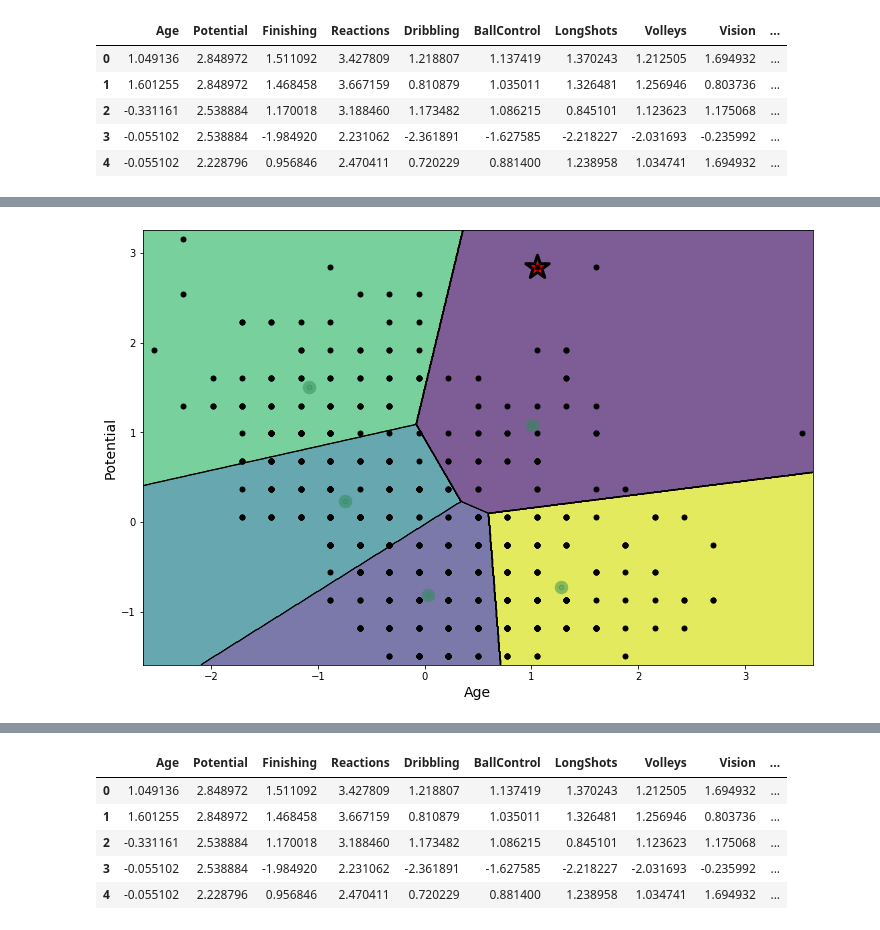
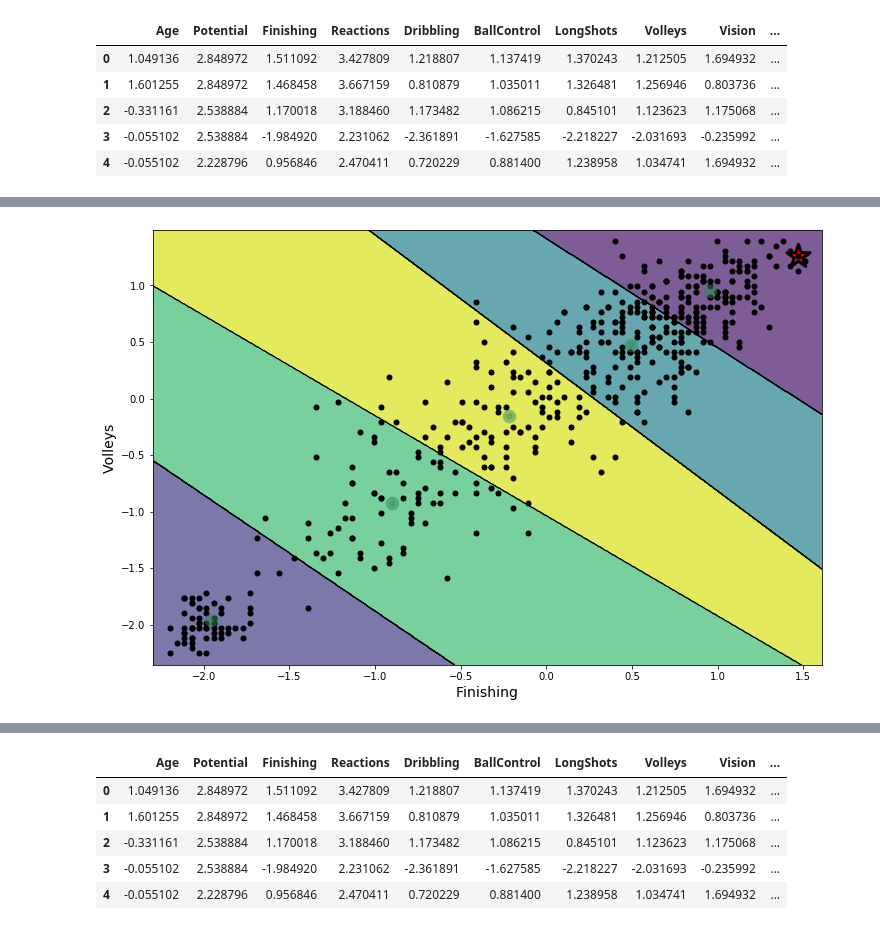
Before and after one commit to grant-pittman/ML-FIFA-Stats, a Jupyter notebook: clustering_matplotlib.ipynb, the cells around one changed output, grey strips where cells are left out. Drawn from its saved outputs; the diff is of its cells as text; code cells hidden in the pictures.

Commit message:
updated clustering_matplotlib notebook

```diff
--- a/clustering_matplotlib.ipynb
+++ b/clustering_matplotlib.ipynb
@@ -44,7 +44,7 @@ cluster_df_std.head()
 | 4 | -0.055102 | 2.228796 | 0.956846 | 2.470411 | 0.720229 | 0.881400 | 1.238958 | 1.034741 | 1.694932 | ... |
 # %%
 k=5
-chosen_feature1, chosen_feature2 = 'Age', 'Potential'
+chosen_feature1, chosen_feature2 = 'Finishing', 'Volleys'
 kmeans = KMeans(n_clusters=k, random_state=0)
 y_pred = kmeans.fit_predict(cluster_df_std.loc[:,[chosen_feature1, chosen_feature2]])
 # %%
@@ -138,8 +67,0 @@ cluster_df_std.head()
-# %%
-mins = df_chosen.drop('Name', axis=1).min(axis=0) - 0.1
-maxs = df_chosen.drop('Name', axis=1).max(axis=0) + 0.1
-xx, yy = np.meshgrid(np.linspace(mins[0], maxs[0], 1000),
-                         np.linspace(mins[1], maxs[1], 1000))
-Z = kmeans.predict(np.c_[xx.ravel(), yy.ravel()])
-Z = Z.reshape(xx.shape)
-Z[0]
@@ -229,7 +109,7 @@ def plot_decision_boundaries(clusterer, df_chosen, resolution=1000, show_centroi
         plt.tick_params(labelleft=False)
 # %%
 plt.figure(figsize=(12, 8))
-plot_decision_boundaries(kmeans, cluster_df_std, player='L. Messi')
+plot_decision_boundaries(kmeans, cluster_df_std, player='Cristiano Ronaldo')
 plt.show()
 # %% [output]
-[figure, old version]
+[figure, new version]
```
Also changed, not shown: parts of 19 cells of this notebook.
